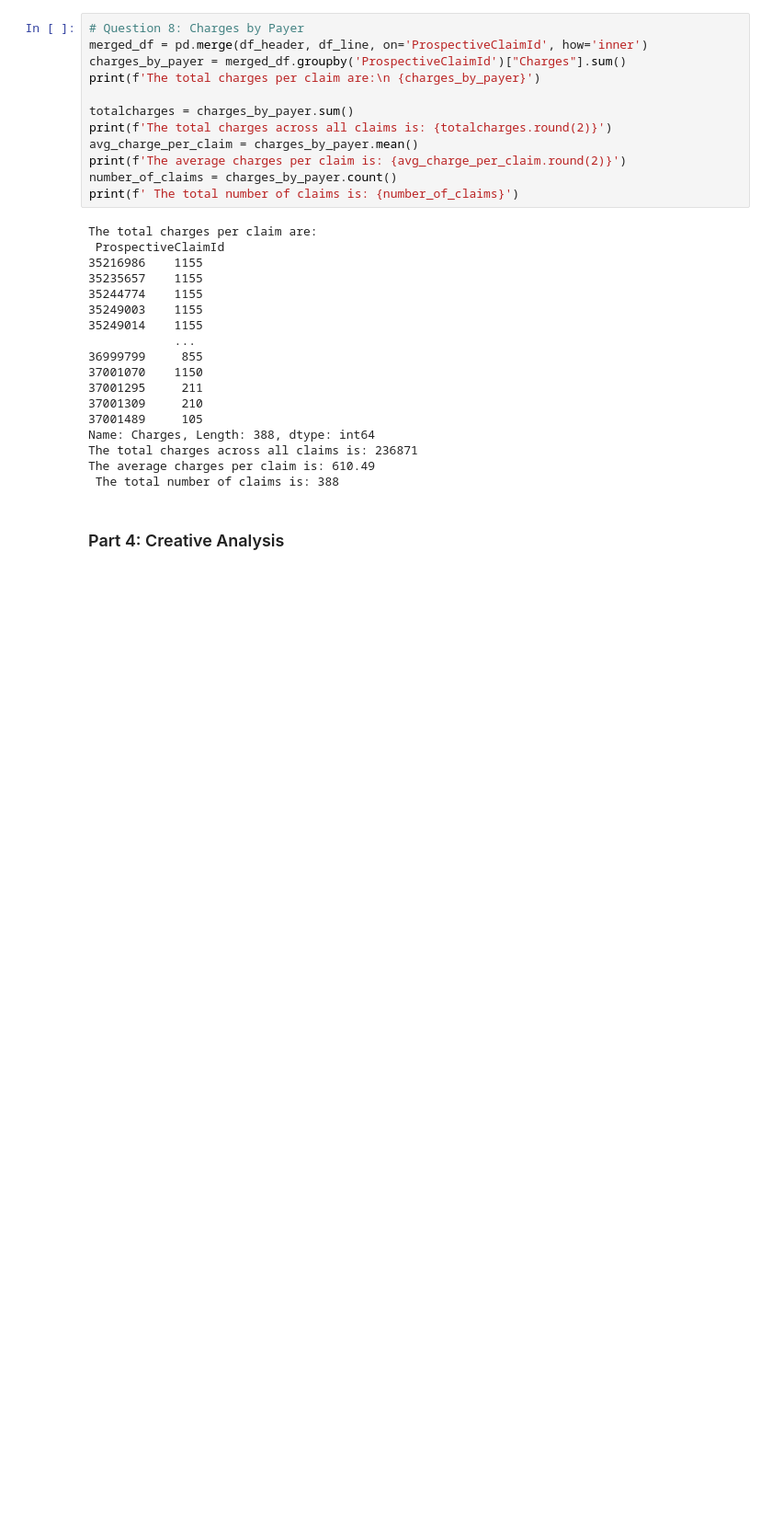
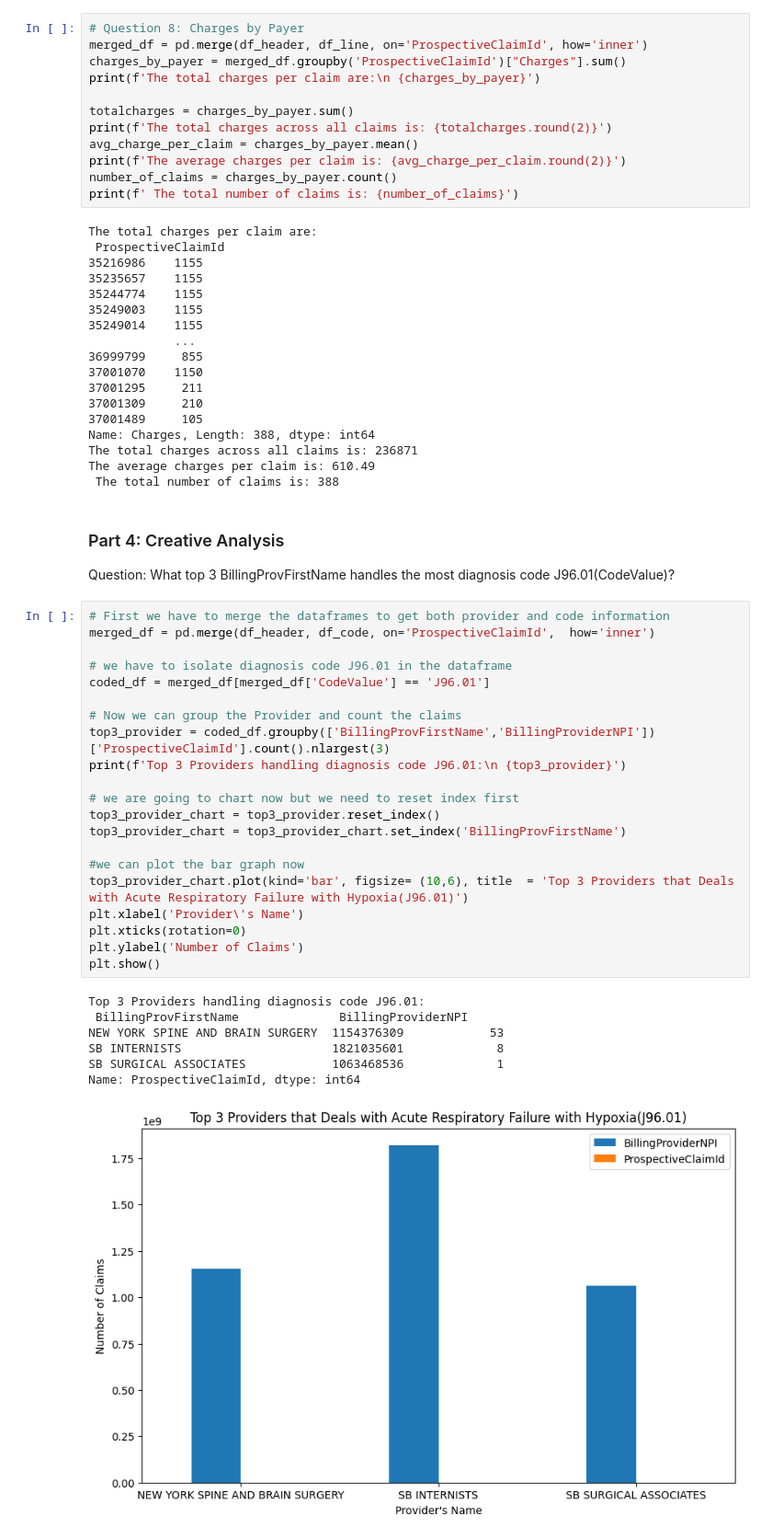
Before and after one commit to xiaohongchen01/claims_analysis, a Jupyter notebook: notebooks/claims_analysis.ipynb, the cells around one changed output. Shown at 92% size. Drawn from its saved outputs; the diff is of its cells as text; blank space fills up the shorter version.

Commit message:
finished part 4. need to add explaination for each analysis step

```diff
--- a/notebooks/claims_analysis.ipynb
+++ b/notebooks/claims_analysis.ipynb
@@ -344,3 +344,34 @@ The average charges per claim is: 610.49
  The total number of claims is: 388
 # %% [markdown]
 ### Part 4: Creative Analysis
+
+Question: What top 3 BillingProvFirstName handles the most diagnosis code J96.01(CodeValue)?
+# %%
+# First we have to merge the dataframes to get both provider and code information
+merged_df = pd.merge(df_header, df_code, on='ProspectiveClaimId',  how='inner')
+
+# we have to isolate diagnosis code J96.01 in the dataframe
+coded_df = merged_df[merged_df['CodeValue'] == 'J96.01']
+
+# Now we can group the Provider and count the claims
+top3_provider = coded_df.groupby(['BillingProvFirstName','BillingProviderNPI'])['ProspectiveClaimId'].count().nlargest(3)
+print(f'Top 3 Providers handling diagnosis code J96.01:\n {top3_provider}')
+
+# we are going to chart now but we need to reset index first
+top3_provider_chart = top3_provider.reset_index()
+top3_provider_chart = top3_provider_chart.set_index('BillingProvFirstName')
+
+#we can plot the bar graph now
+top3_provider_chart.plot(kind='bar', figsize= (10,6), title  = 'Top 3 Providers that Deals with Acute Respiratory Failure with Hypoxia(J96.01)')
+plt.xlabel('Provider\'s Name')
+plt.xticks(rotation=0)
+plt.ylabel('Number of Claims')
+plt.show()
+# %% [output]
+Top 3 Providers handling diagnosis code J96.01:
+ BillingProvFirstName              BillingProviderNPI
+NEW YORK SPINE AND BRAIN SURGERY  1154376309            53
+SB INTERNISTS                     1821035601             8
+SB SURGICAL ASSOCIATES            1063468536             1
+Name: ProspectiveClaimId, dtype: int64
+[figure, added]
```
